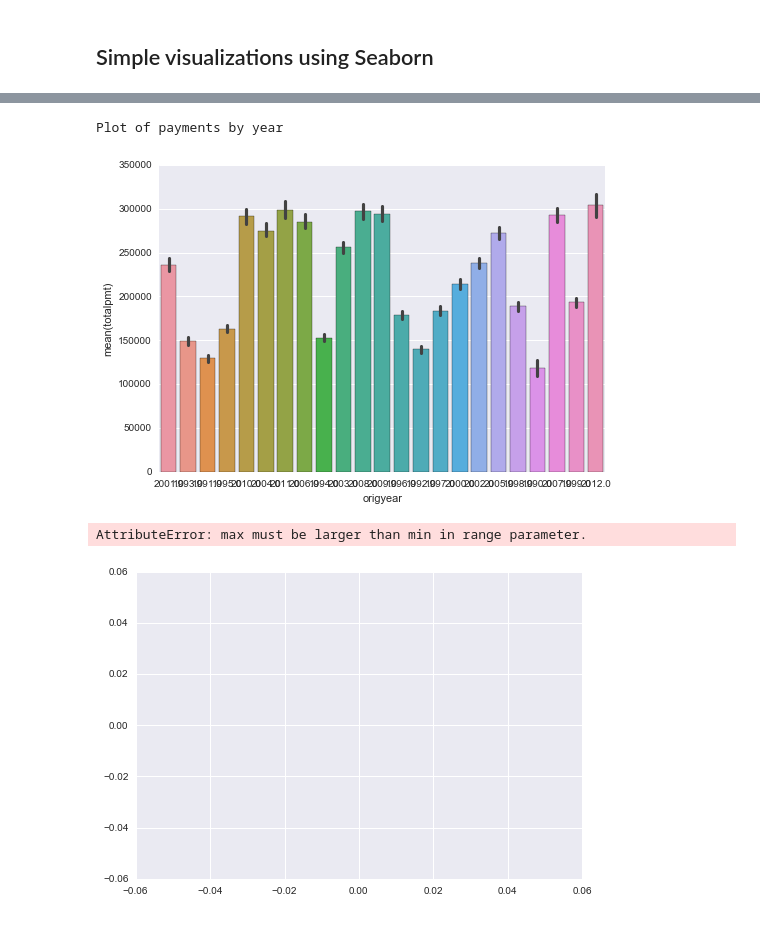
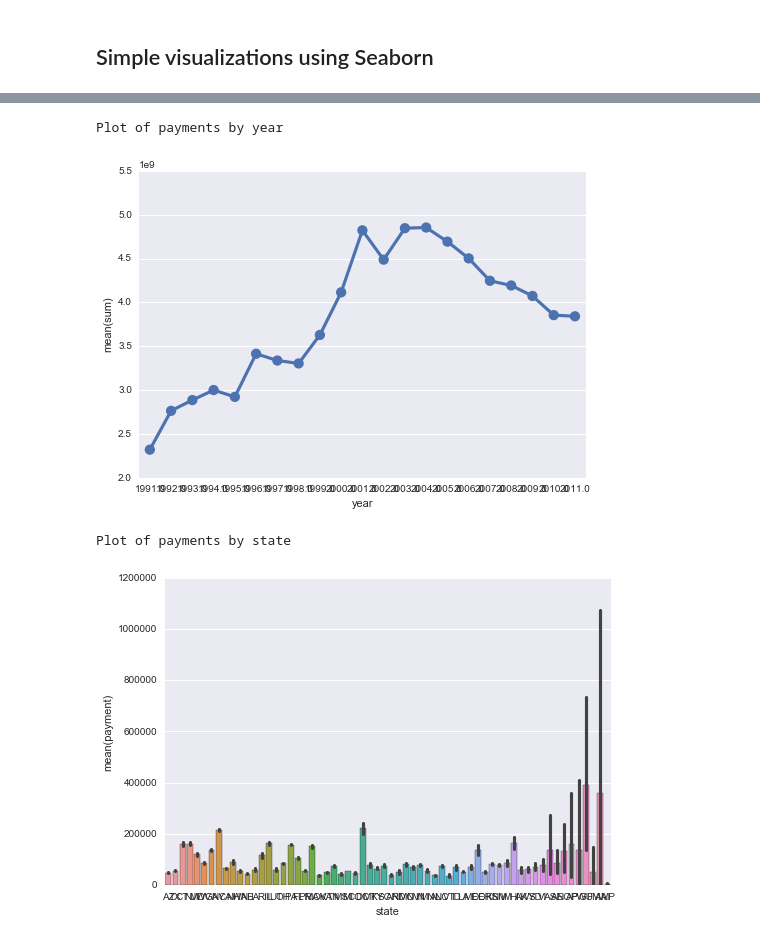
Before and after one commit to HappyDataOrg/health-malpractice, a Jupyter notebook: notebooks/Malpractice.ipynb, the cells around one changed output, grey strips where cells are left out. Drawn from its saved outputs; the diff is of its cells as text; code cells hidden in the pictures.

```diff
--- a/notebooks/Malpractice.ipynb
+++ b/notebooks/Malpractice.ipynb
@@ -128,6 +295,7 @@ Missing total pmt:  524584 total: 82424951250.0
 # %%
 
 # create summary a table by year. reset numeric index
-pmtByYear = malp1.groupby('origyear')['totalpmt'].agg(['sum', 'count','min','max']).reset_index()
-pmtByYear
+# NOTE: we have values for year 0, but no payment details
+pmtByYear = malpPmts.groupby('year')['payment'].agg(['sum', 'count','min','max']).reset_index()
+print pmtByYear#.head(25)
 # %% [output]
@@ -150,0 +352,10 @@ pmtByYear
+# %%
+# first and last years look much smaller than the adjacent ones, so we'll remove 1990 and 2012
+# from the charts - data may be incomplete
+pmtByYear=pmtByYear[pmtByYear.year>1990]
+pmtByYear=pmtByYear[pmtByYear.year<2012]
+pmtByStateYear=pmtByStateYear[pmtByStateYear.year>1990]
+pmtByStateYear=pmtByStateYear[pmtByStateYear.year<2012]
+
+
+#print pmtByYear
@@ -157,11 +464,12 @@ import seaborn as sns
+# %%
+print "Plot of payments by year"
+sns.pointplot(x="year", y="sum", data=pmtByYear.sort_values(by=['year'],ascending=[True]));
+# %% [output]
+Plot of payments by year
+[figure, added]
 # %%
-print "Plot of payments by year"
-sns.barplot(x="origyear", y="totalpmt", data=malp1);
+print "Plot of payments by state"
+sns.barplot(x="state", y="payment", data=malp);
 # %% [output]
-Plot of payments by year
+Plot of payments by state
-[figure, old version]
+[figure, new version]
-# %%
-sns.distplot(malp1['totalpmt'],kde=False)
-# %% [output]
-AttributeError: max must be larger than min in range parameter.
-[figure, removed]
```
Also changed, not shown: parts of 48 cells of this notebook, 3 other files.
